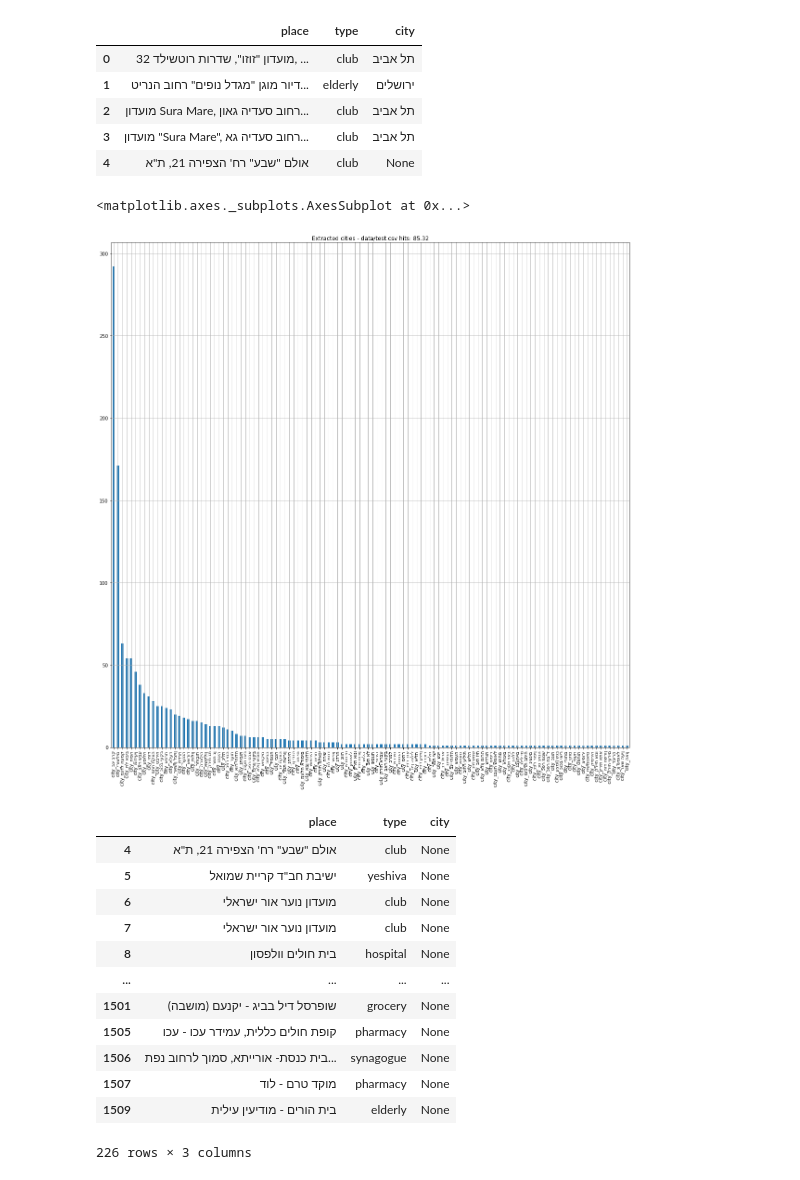
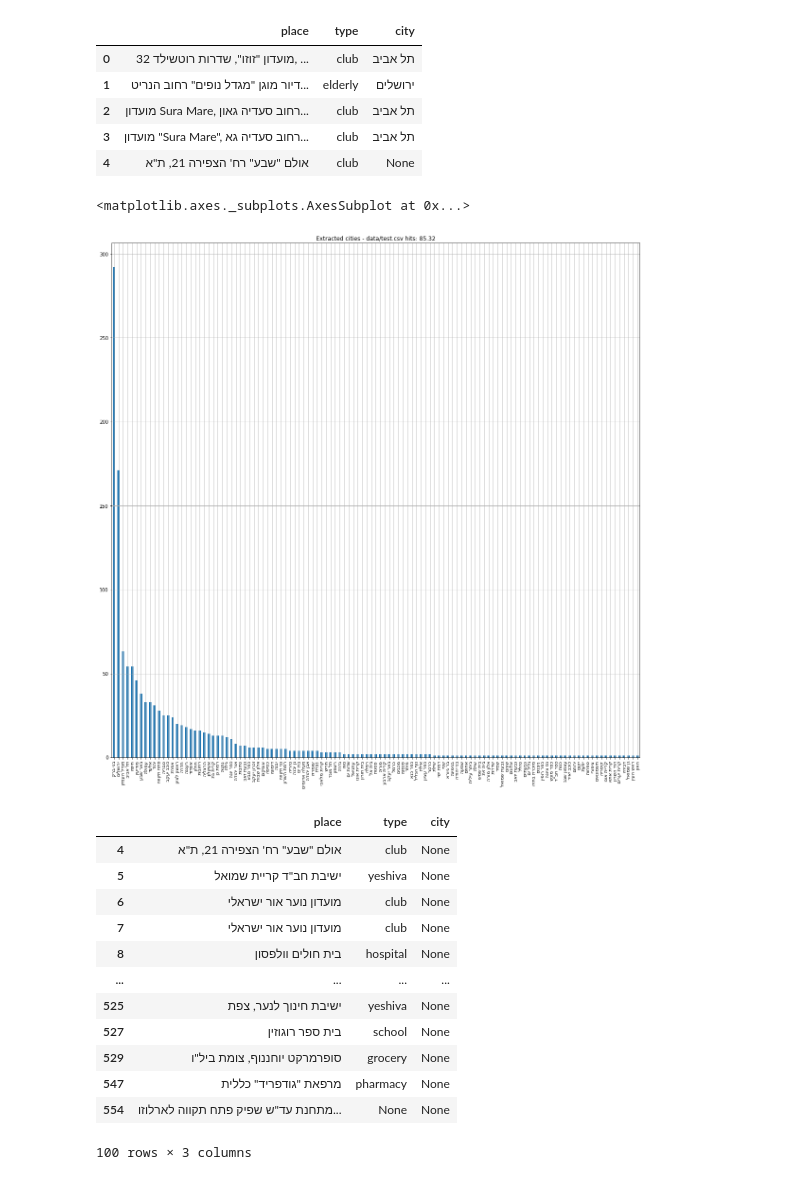
Before and after one commit to yuvalsolaz/geocore, a Jupyter notebook: notebooks/type_extraction.ipynb, the cells around one changed output. Cells and saved outputs as stored; diff of their text form; code cells hidden in the pictures.

```diff
--- a/notebooks/type_extraction.ipynb
+++ b/notebooks/type_extraction.ipynb
@@ -21,8 +21,7 @@ ie = InfoExtractor()
 # %%
 df_text = df["place"].astype("str")
 # %%
-df_topics["type"] = df_topics["place"].apply(lambda x: ie.extract_type(x))
-df_topics["type"] = df_topics["type"].apply(lambda x: x[0] if len(x) > 0 else None)
+df_topics["type"] = df_topics["place"].apply(lambda x: None if ie.extract_type(x) is None else ie.extract_type(x)[0])
 df_topics["city"] = df_topics["place"].apply(ie.extract_city)
 df_topics["city"] = df_topics["city"].apply(lambda x: None if x == '   ' else x)
 # %%
@@ -60,13 +53,14 @@ df_topics.head()
 # %%
 cities_agg_df = pd.get_dummies(df_topics[["city"]]).agg("sum").sort_values(ascending=False)
 total_extracted_types = cities_agg_df.sum()
 hit_percentage = "{:.2f}".format(total_extracted_types / len(df_topics) * 100)
+cities_agg_df.index = pd.Series([x[5:][::-1] for x in cities_agg_df.index.tolist()])
 cities_agg_df.plot.bar(grid=True, figsize=(20,20), title="Extracted cities - " + DATA_PATH + " hits: " + hit_percentage)
 # %% [output]
 <matplotlib.axes._subplots.AxesSubplot at 0x...>
-[figure, old version]
+[figure, new version]
 # %%
-df_topics[df_topics["city"].isna()] #failed cities extraction
+df_topics[df_topics["city"].isna()].head(100) #failed cities extraction
 # %% [output]
 |  | place | type | city |
 | 4 | אולם "שבע" רח' הצפירה 21, ת"א | club | None |
@@ -75,10 +69,10 @@ df_topics[df_topics["city"].isna()] #failed cities extraction
 | 7 | מועדון נוער אור ישראלי | club | None |
 | 8 | בית חולים וולפסון | hospital | None |
 | ... | ... | ... | ... |
-| 1501 | שופרסל דיל בביג - יקנעם (מושבה) | grocery | None |
-| 1505 | קופת חולים כללית, עמידר עכו - עכו | pharmacy | None |
-| 1506 | בית כנסת- אורייתא, סמוך לרחוב נפת... | synagogue | None |
-| 1507 | מוקד טרם - לוד | pharmacy | None |
-| 1509 | בית הורים - מודיעין עילית | elderly | None |
+| 525 | ישיבת חינוך לנער, צפת | yeshiva | None |
+| 527 | בית ספר רוגוזין | school | None |
+| 529 | סופרמרקט יוחננוף, צומת ביל"ו | grocery | None |
+| 547 | מרפאת "גודפריד" כללית | pharmacy | None |
+| 554 | מתחנת עד"ש שפיק פתח תקווה לארלוזו... | None | None |
-226 rows × 3 columns
+100 rows × 3 columns
 # %%
```
Also changed, not shown: parts of 3 cells of this notebook, 1 other file.
